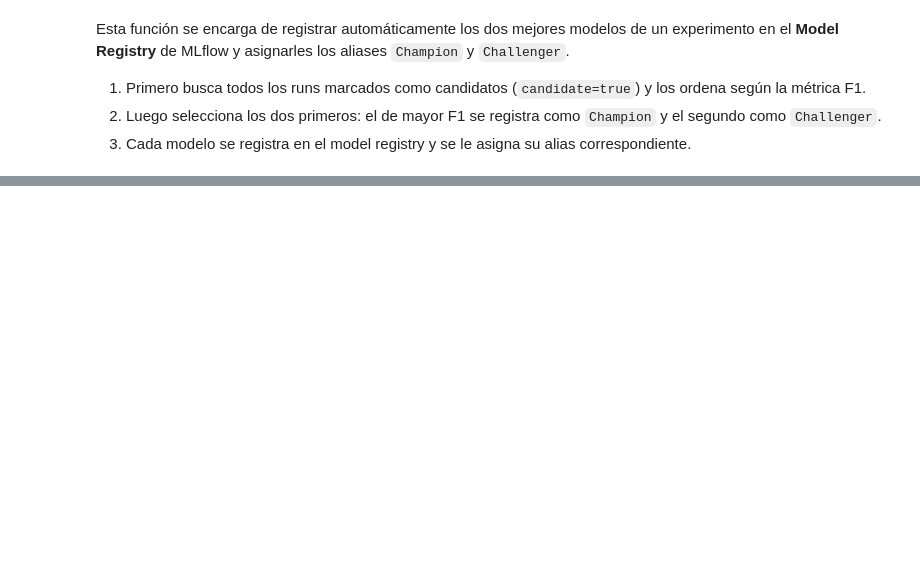
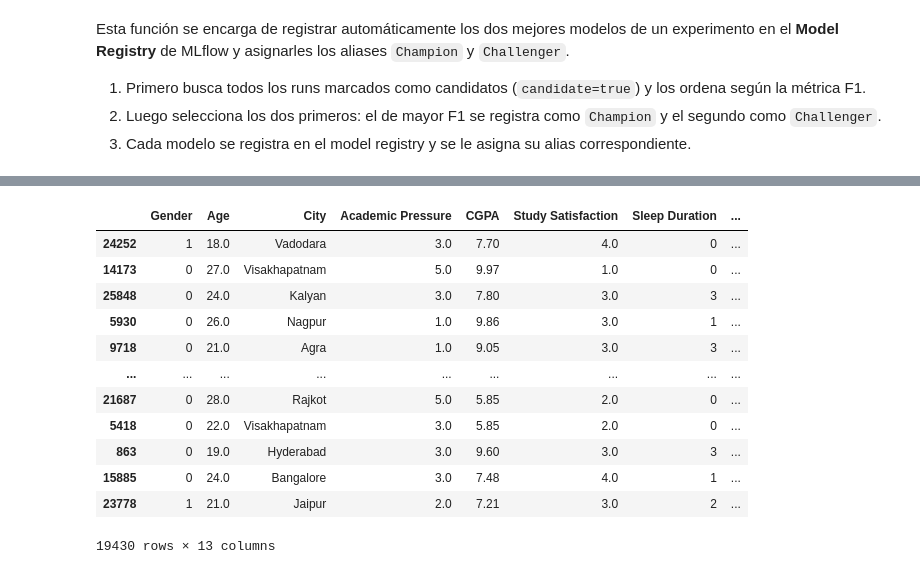
Before and after one commit to denisevaldivia/Depression_Classification, a Jupyter notebook: notebooks/03_training_model.ipynb, the cells around one changed output, grey strips where cells are left out. Saved outputs shown, nothing was run; the diff lists cells and outputs as text; code cells hidden in the pictures; blank space fills up the shorter version.

```diff
--- a/notebooks/03_training_model.ipynb
+++ b/notebooks/03_training_model.ipynb
@@ -66,7 +66,7 @@ Para poder trabajar con MLFlow es necesario ingresar con nuestros tokens de acce
 
 # Cargar las variables del archivo .env
 load_dotenv(override=True)  # Carga las variables del archivo .env
-EXPERIMENT_NAME = "/Users/pipochatgpt@gmail.com/Depression_Class"
+EXPERIMENT_NAME = "/Users/pipochatgpt@gmail.com/Depression_Classification"
 
 mlflow.set_tracking_uri("databricks")
 experiment = mlflow.set_experiment(experiment_name=EXPERIMENT_NAME)
@@ -95,7 +97,7 @@ El preprocesamiento se aplica antes de correr cada modelo y guarda los artefacto
 # %%
 df = pd.read_csv("../data/raw/depression_dataset.csv")
 
-def clean_data(df, save_data=False):
+def clean_data(df, save_data=True):
     # 1. Eliminar valores nulos
     df = df.dropna()
 
@@ -153,8 +155,8 @@ def clean_data(df, save_data=False):
     X = df.drop(['Depression'], axis=1)
     y = df['Depression']
 
-    X_train, X_test, y_train, y_test = train_test_split(X, y, test_size=0.7, random_state=42)
-    X_test, X_val, y_test, y_val = train_test_split(X_test, y_test, test_size=0.66, random_state=42)
+    X_train, X_test, y_train, y_test = train_test_split(X, y, test_size=0.3, random_state=42)
+    X_test, X_val, y_test, y_val = train_test_split(X_test, y_test, test_size=0.3, random_state=42)
 
     if save_data:
         # Guardar las variables
@@ -268,9 +270,11 @@ def hp_tuning_lr(X_train, X_test, y_train, y_test):
     # Start Optuna and MLflow
     def objective_lr(trial: optuna.trial.Trial):
         params = {
-            'penalty': trial.suggest_categorical('penalty', ['l2','l1','elasticnet']),
-            'solver': 'saga'
-        }
+        "penalty": trial.suggest_categorical("penalty", ["l1", "l2", "elasticnet"]),
+        "solver": "saga",
+        "tol": trial.suggest_float("tol", 1e-6, 1e-2, log=True),
+        "C": trial.suggest_float("C", 1e-3, 10.0, log=True),
+        "l1_ratio": trial.suggest_float("l1_ratio", 0.0, 1.0)}
 
         with mlflow.start_run(nested=True):
             # Preprocess data and log artifacts
@@ -329,8 +333,9 @@ def hp_tuning_svc(X_train, X_test, y_train, y_test):
 
     def objective_svc(trial: optuna.trial.Trial):
         params = {
-            'kernel': trial.suggest_categorical('kernel', ['sigmoid','poly','linear','rbf'])
-        }
+        "kernel": trial.suggest_categorical("kernel", ["linear", "rbf", "poly", "sigmoid"]),
+        "C": trial.suggest_float("C", 0.1, 10.0, log=True)}
+
 
         with mlflow.start_run(nested=True):
             # Preprocess data and log artifacts
@@ -672,0 +697,16 @@ Challenger registrado: svc con F1=0.8614564831261101 (Run ID: 3d2d721a3f554ceb8c
+# %%
+X_train
+# %% [output]
+|  | Gender | Age | City | Academic Pressure | CGPA | Study Satisfaction | Sleep Duration | ... |
+| 24252 | 1 | 18.0 | Vadodara | 3.0 | 7.70 | 4.0 | 0 | ... |
+| 14173 | 0 | 27.0 | Visakhapatnam | 5.0 | 9.97 | 1.0 | 0 | ... |
+| 25848 | 0 | 24.0 | Kalyan | 3.0 | 7.80 | 3.0 | 3 | ... |
+| 5930 | 0 | 26.0 | Nagpur | 1.0 | 9.86 | 3.0 | 1 | ... |
+| 9718 | 0 | 21.0 | Agra | 1.0 | 9.05 | 3.0 | 3 | ... |
+| ... | ... | ... | ... | ... | ... | ... | ... | ... |
+| 21687 | 0 | 28.0 | Rajkot | 5.0 | 5.85 | 2.0 | 0 | ... |
+| 5418 | 0 | 22.0 | Visakhapatnam | 3.0 | 5.85 | 2.0 | 0 | ... |
+| 863 | 0 | 19.0 | Hyderabad | 3.0 | 9.60 | 3.0 | 3 | ... |
+| 15885 | 0 | 24.0 | Bangalore | 3.0 | 7.48 | 4.0 | 1 | ... |
+| 23778 | 1 | 21.0 | Jaipur | 2.0 | 7.21 | 3.0 | 2 | ... |
+19430 rows × 13 columns
```
Also changed, not shown: parts of 5 cells of this notebook, 24 other files.
